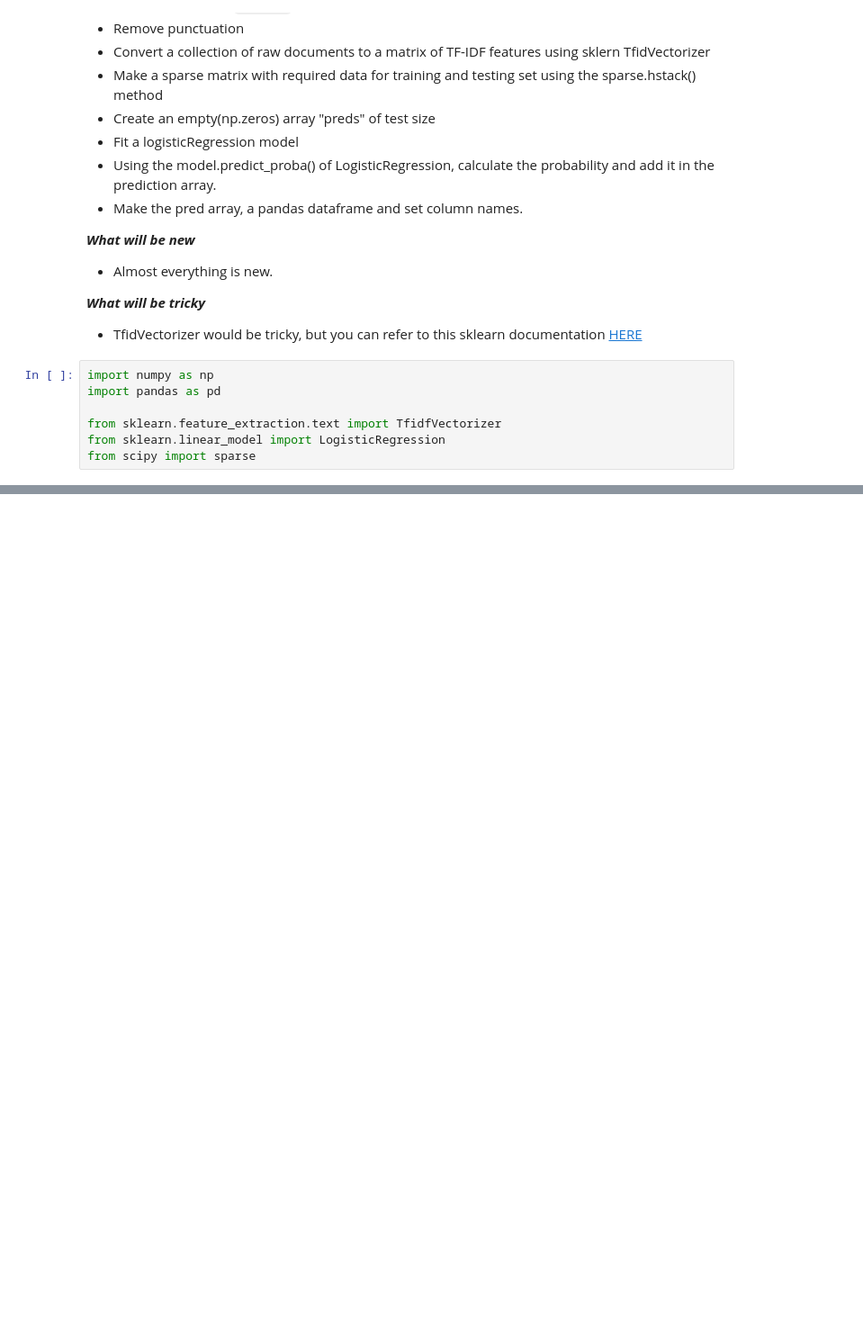
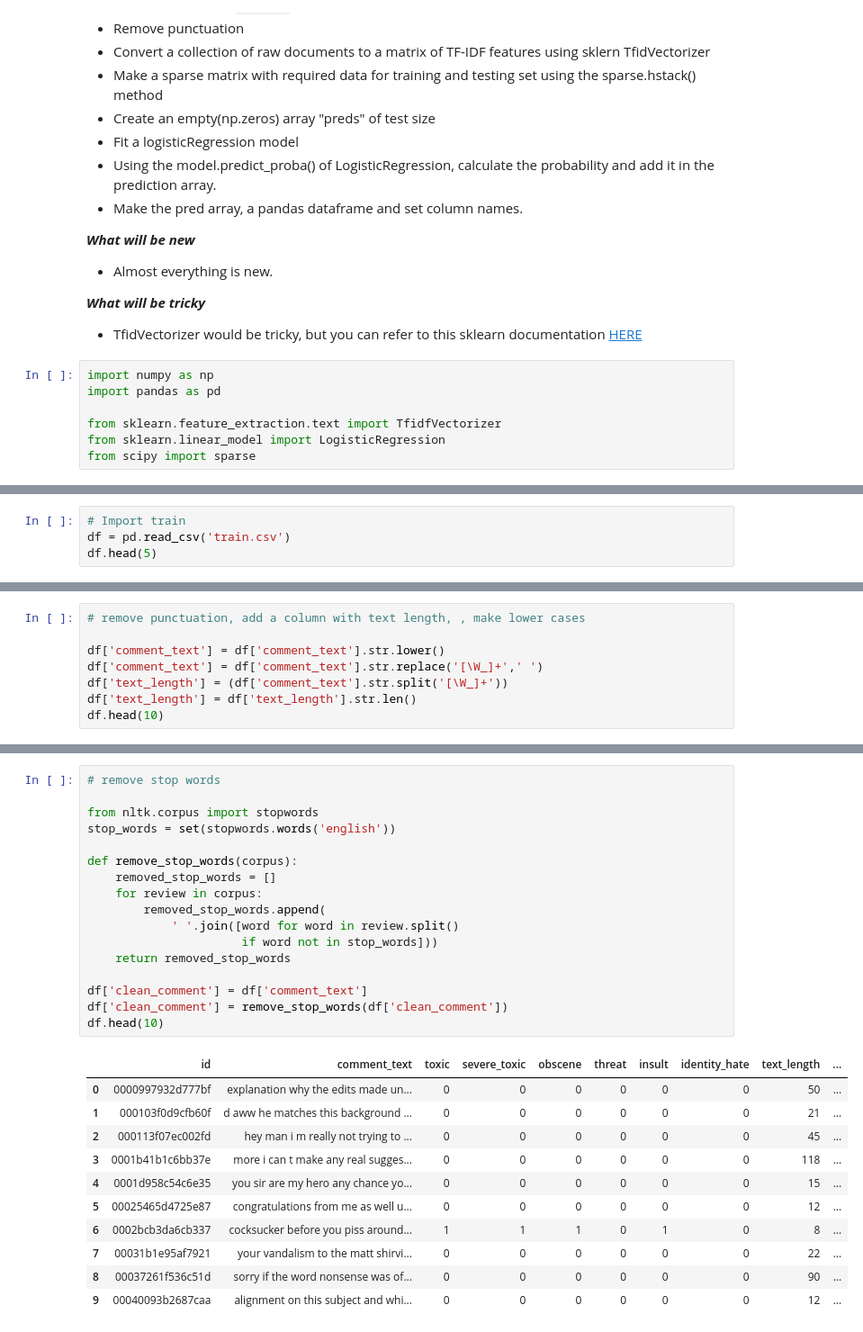
Before and after one commit to k21k/Python-Notes, a Jupyter notebook: Machine Learning/Natural Language Processing/Toxic Comments.ipynb, the cells around one changed output, grey strips where cells are left out. Shown at 90% size. Drawn from its saved outputs; the diff is of its cells as text; blank space fills up the shorter version.

```diff
--- a/Machine Learning/Natural Language Processing/Toxic Comments.ipynb
+++ b/Machine Learning/Natural Language Processing/Toxic Comments.ipynb
@@ -56,3 +55,7 @@ pd.read_csv('sample_submission.csv').head(5)
 | 2 | 00013b17ad220c46 | 0.5 | 0.5 | 0.5 | 0.5 | 0.5 | 0.5 |
 | 3 | 00017563c3f7919a | 0.5 | 0.5 | 0.5 | 0.5 | 0.5 | 0.5 |
 | 4 | 00017695ad8997eb | 0.5 | 0.5 | 0.5 | 0.5 | 0.5 | 0.5 |
+# %%
+# Import train
+df = pd.read_csv('train.csv')
+df.head(5)
@@ -58,0 +69,8 @@ pd.read_csv('sample_submission.csv').head(5)
+# %%
+# remove punctuation, add a column with text length, , make lower cases
+
+df['comment_text'] = df['comment_text'].str.lower()
+df['comment_text'] = df['comment_text'].str.replace('[\W_]+',' ')
+df['text_length'] = (df['comment_text'].str.split('[\W_]+'))
+df['text_length'] = df['text_length'].str.len()
+df.head(10)
@@ -58,0 +89,29 @@ pd.read_csv('sample_submission.csv').head(5)
+# %%
+# remove stop words
+
+from nltk.corpus import stopwords
+stop_words = set(stopwords.words('english'))
+
+def remove_stop_words(corpus):
+    removed_stop_words = []
+    for review in corpus:
+        removed_stop_words.append(
+            ' '.join([word for word in review.split()
+                      if word not in stop_words]))
+    return removed_stop_words
+
+df['clean_comment'] = df['comment_text']
+df['clean_comment'] = remove_stop_words(df['clean_comment'])
+df.head(10)
+# %% [output]
+|  | id | comment_text | toxic | severe_toxic | obscene | threat | insult | identity_hate | text_length | ... |
+| 0 | 0000997932d777bf | explanation why the edits made un... | 0 | 0 | 0 | 0 | 0 | 0 | 50 | ... |
+| 1 | 000103f0d9cfb60f | d aww he matches this background ... | 0 | 0 | 0 | 0 | 0 | 0 | 21 | ... |
+| 2 | 000113f07ec002fd | hey man i m really not trying to ... | 0 | 0 | 0 | 0 | 0 | 0 | 45 | ... |
+| 3 | 0001b41b1c6bb37e | more i can t make any real sugges... | 0 | 0 | 0 | 0 | 0 | 0 | 118 | ... |
+| 4 | 0001d958c54c6e35 | you sir are my hero any chance yo... | 0 | 0 | 0 | 0 | 0 | 0 | 15 | ... |
+| 5 | 00025465d4725e87 | congratulations from me as well u... | 0 | 0 | 0 | 0 | 0 | 0 | 12 | ... |
+| 6 | 0002bcb3da6cb337 | cocksucker before you piss around... | 1 | 1 | 1 | 0 | 1 | 0 | 8 | ... |
+| 7 | 00031b1e95af7921 | your vandalism to the matt shirvi... | 0 | 0 | 0 | 0 | 0 | 0 | 22 | ... |
+| 8 | 00037261f536c51d | sorry if the word nonsense was of... | 0 | 0 | 0 | 0 | 0 | 0 | 90 | ... |
+| 9 | 00040093b2687caa | alignment on this subject and whi... | 0 | 0 | 0 | 0 | 0 | 0 | 12 | ... |
```
Also changed, not shown: parts of 21 cells of this notebook, 8 other files.
